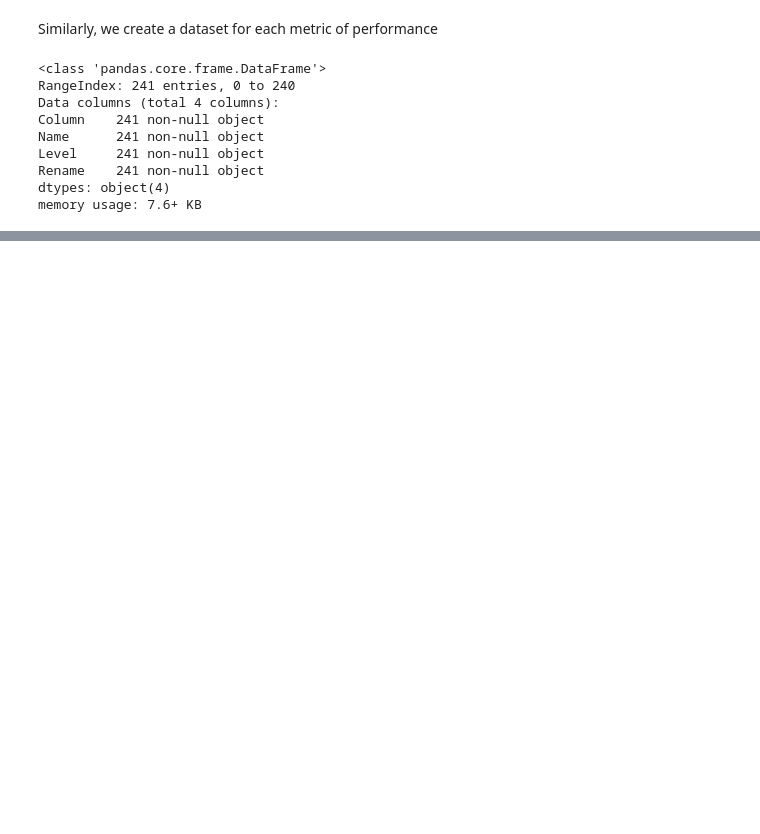
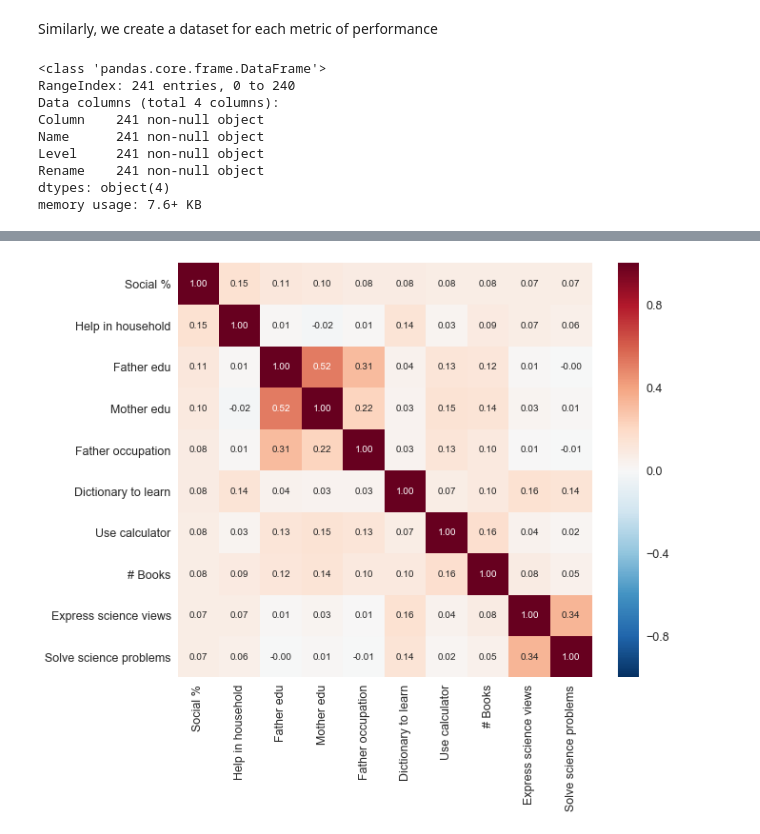
Before and after one commit to CalmDownKarm/Gramener-Intro-Task, a Jupyter notebook: NAS Exploration.ipynb, the cells around one changed output, grey strips where cells are left out. Cells and saved outputs as stored; diff of their text form; code cells hidden in the pictures; blank space fills up the shorter version.

```diff
--- a/NAS Exploration.ipynb
+++ b/NAS Exploration.ipynb
@@ -119,0 +170,4 @@ temp
+# %%
+correlation_matrix(Social,'Social %')
+# %% [output]
+[figure, added]
```
Also changed, not shown: parts of 28 cells of this notebook, 1 other file.
